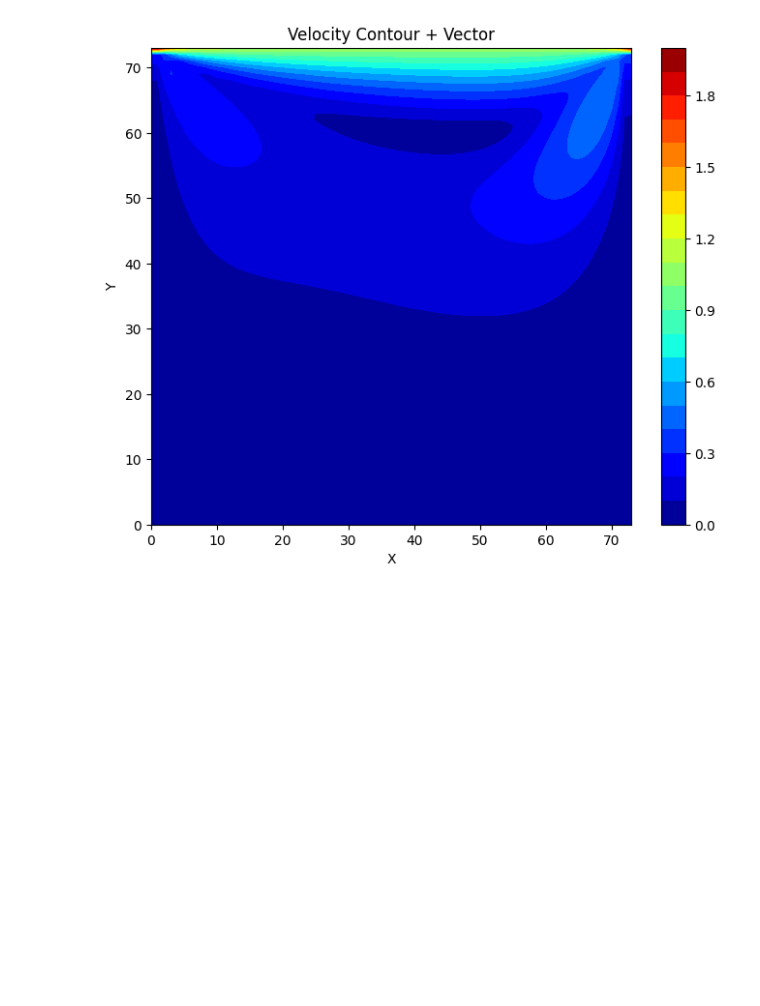
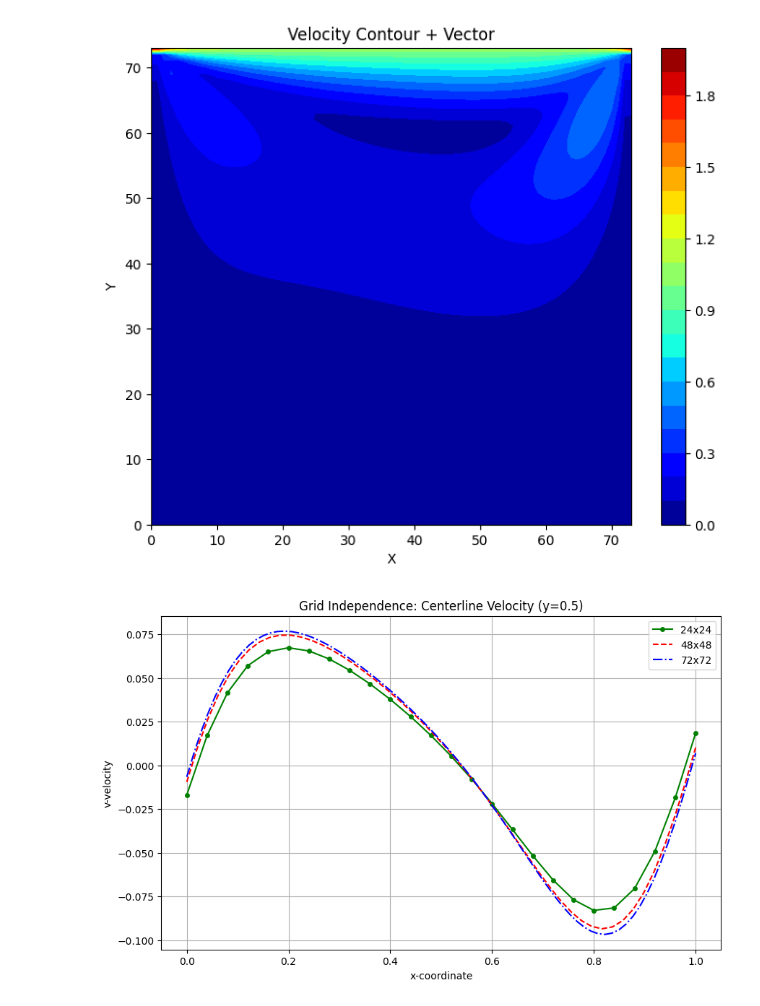
Before and after one commit to VardanMittal/Computational-Fluid-Dynamics, a Jupyter notebook: Projects/Project4/test.ipynb, the cells around one changed output. Saved outputs shown, nothing was run; the diff lists cells and outputs as text; code cells hidden in the pictures; blank space fills up the shorter version.

```diff
--- a/Projects/Project4/test.ipynb
+++ b/Projects/Project4/test.ipynb
@@ -224,12 +224,41 @@ ax.set(xlabel = 'X', ylabel = 'Y', title = 'Velocity Contour + Vector')
 plt.show()
 # %% [output]
 [figure]
-# %%
-def grid_independence():
-    v_24 = pd.read_csv("v_val_24")
-    v_48 = pd.read_csv("v_val_48")
-    v_72 = pd.read_csv("v_val_72")
-    plt.plot(x, v_24, label='24X24', color='g')
-    plt.plot(x, v_48, label='48X48', color='r')
-    plt.plot(x, v_72, label='72X72', color='b')
-    plt.grid()
+# %%
+def grid_independence():
+    import ast
+    # Load velocity data from CSV files
+    v_24 = np.array(pd.read_csv("./v_val_24.csv", header=None))[:, 0]
+    v_48 = np.array(pd.read_csv("./v_val_48.csv", header=None))[:, 0]
+    v_72 = np.array(pd.read_csv("./v_val_72.csv", header=None))[:, 0]
+
+    # Extract the centerline (y = 0.5 corresponds to the middle row for each grid)
+    v_24_centerline = v_24[24 // 2] # Middle row for 24x24 grid
+    v_48_centerline = v_48[48 // 2]  # Middle row for 48x48 grid
+    v_72_centerline = v_72[72 // 2]  # Middle row for 72x72 grid
+
+    v_24_cl = [float(x) for x in v_24_centerline.strip("[]").split()]
+    v_48_cl = [float(x) for x in v_48_centerline.strip("[]").split()]
+    v_72_cl = [float(x) for x in v_72_centerline.strip("[]").split()]
+    # Define x-coordinates for plotting
+    x_24 = np.linspace(0, 1, 26)  # x-coordinates for 24x24 grid
+    x_48 = np.linspace(0, 1, 50)  # x-coordinates for 48x48 grid
+    x_72 = np.linspace(0, 1, 74)  # x-coordinates for 72x72 grid
+
+    # Plot the centerline velocities for all grid sizes
+    plt.figure(figsize=(10, 6))
+    plt.plot(x_24, v_24_cl, label='24x24', color='g', marker='o', markersize=4)
+    plt.plot(x_48, v_48_cl, label='48x48', color='r', linestyle='--')
+    plt.plot(x_72, v_72_cl, label='72x72', color='b', linestyle='-.')
+
+    # Add labels, legend, and grid
+    plt.xlabel('x-coordinate')
+    plt.ylabel('v-velocity')
+    plt.title('Grid Independence: Centerline Velocity (y=0.5)')
+    plt.legend()
+    plt.grid()
+    plt.show()
+# %%
+grid_independence()
+# %% [output]
+[figure, added]
```
Also changed, not shown: 1 other file.
